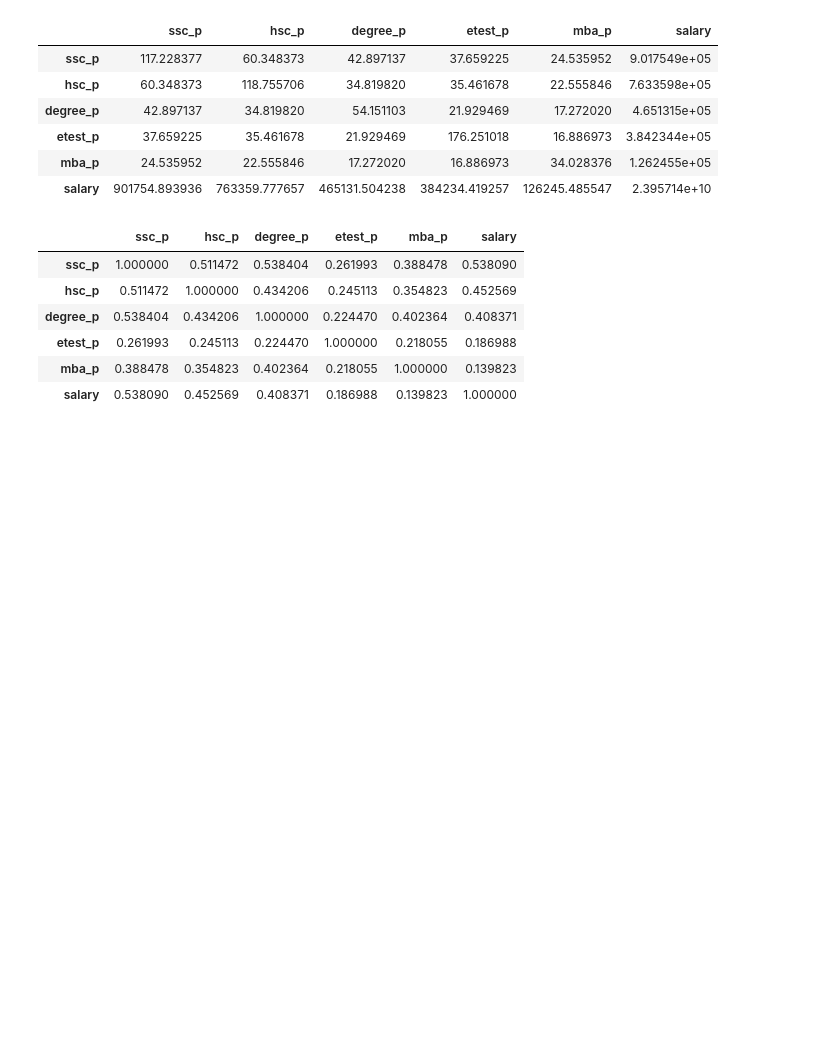
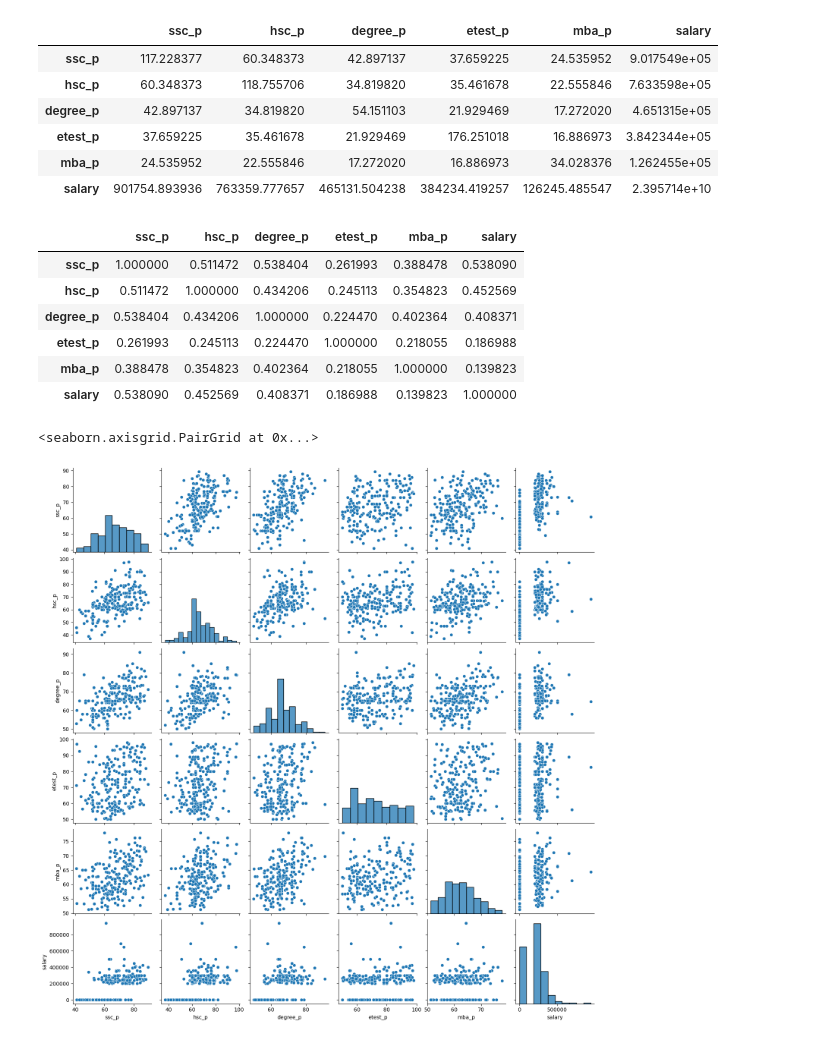
Before and after one commit to DhanasekarDomain/Data-Science-Basic, a Jupyter notebook: Biveriate.ipynb, the cells around one changed output. Saved outputs shown, nothing was run; the diff lists cells and outputs as text; code cells hidden in the pictures; blank space fills up the shorter version.

```diff
--- a/Biveriate.ipynb
+++ b/Biveriate.ipynb
@@ -68,3 +69,8 @@ datafile[quan].corr()
 | salary | 0.538090 | 0.452569 | 0.408371 | 0.186988 | 0.139823 | 1.000000 |
 # %%
 #mba_p in salary similarity is 0.139823. so it is positive correlation.
+# %%
+sb.pairplot(datafile)
+# %% [output]
+<seaborn.axisgrid.PairGrid at 0x...>
+[figure, added]
```
Also changed, not shown: parts of 3 cells of this notebook.
